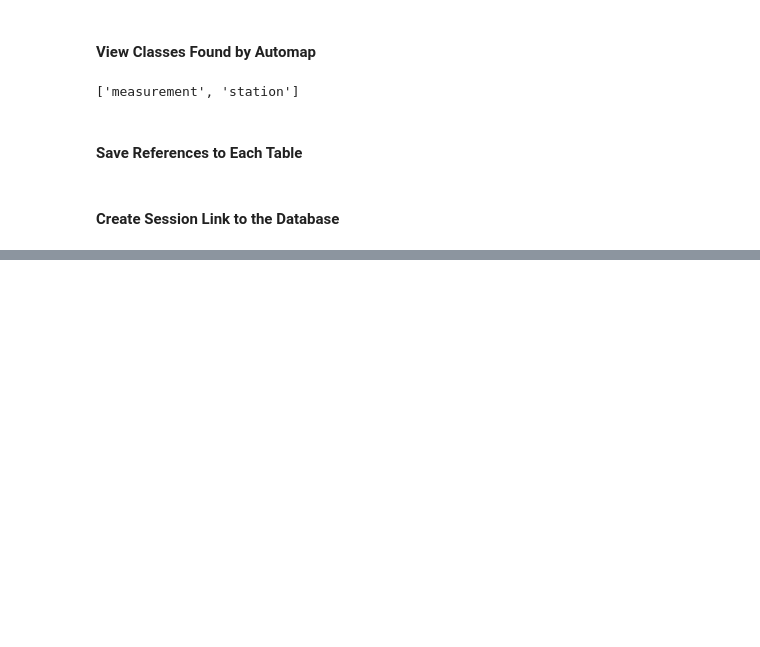
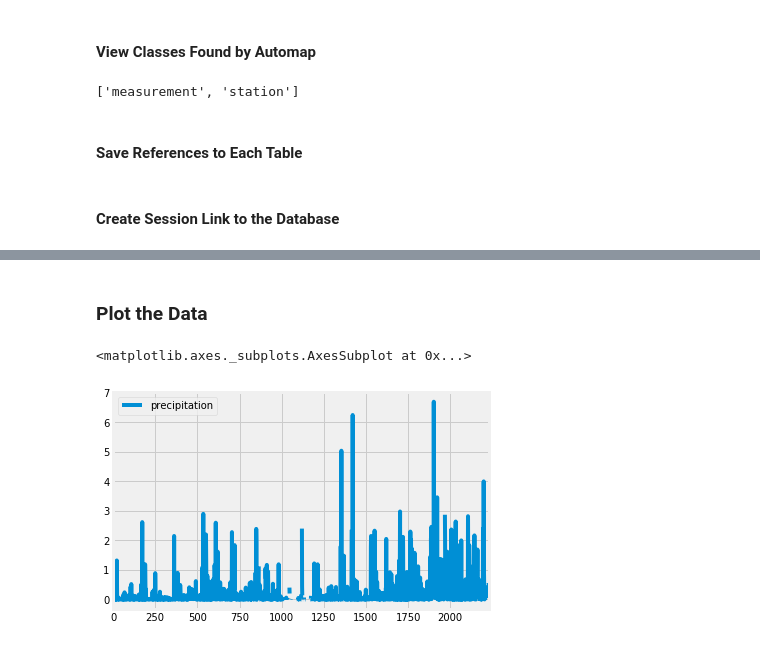
Before and after one commit to aodoming/Surfs_Up_ADominguez, a Jupyter notebook: climate_analysis.ipynb, the cells around one changed output, grey strips where cells are left out. Drawn from its saved outputs; the diff is of its cells as text; code cells hidden in the pictures; blank space fills up the shorter version.

```diff
--- a/climate_analysis.ipynb
+++ b/climate_analysis.ipynb
@@ -72,0 +92,8 @@ session = Session(engine)
+# %%
+# Use the filter() function to filter out all the data that is older than a year from last record date
+results = session.query(Measurement.date, Measurement.prcp).filter(Measurement.date >= prev_year)
+
+# Now add a function that extracts all of the results from our query and put them in a list; by adding a .all() to end of above query
+
+results = session.query(Measurement.date, Measurement.prcp).filter(Measurement.date >= prev_year).all()
+print(results)
@@ -72,0 +105,7 @@ session = Session(engine)
+# %%
+# Save query results 'above' to a Python Pandas DF. Start by creating a DataFrame variable, df
+# To save our results as a DF, provide our results variable as one parameter and specify the column names as our second parameter.
+# Results are saved in 2 columns, date & precipitation
+
+df = pd.DataFrame(results, columns = ['date', 'precipitation'])
+print(df)
@@ -72,0 +127,6 @@ session = Session(engine)
+# %%
+# Use the set_index() function to manipulate the DF, in this case to set the date column as the index column
+# Use the 'inplace = True' variable to specify DO NOT want to overwrite the previous DF. Inplace = False means overwrite
+
+df.set_index(df['date'], inplace = True)
+print(df)
@@ -72,0 +174,7 @@ session = Session(engine)
+# %%
+# Sort the prcp values by date using the sort_index() function
+
+df = df.sort_index()
+
+# Code to print the sorted list without the index?
+print(df.to_string(index=False))
@@ -72,0 +199,9 @@ session = Session(engine)
+# %% [markdown]
+### Plot the Data
+# %%
+#  Display data in a visual way using the df.plot function(). Note our DF has variable name df
+
+df.plot()
+# %% [output]
+<matplotlib.axes._subplots.AxesSubplot at 0x...>
+[figure, added]
```
Also changed, not shown: parts of 12 cells of this notebook.
